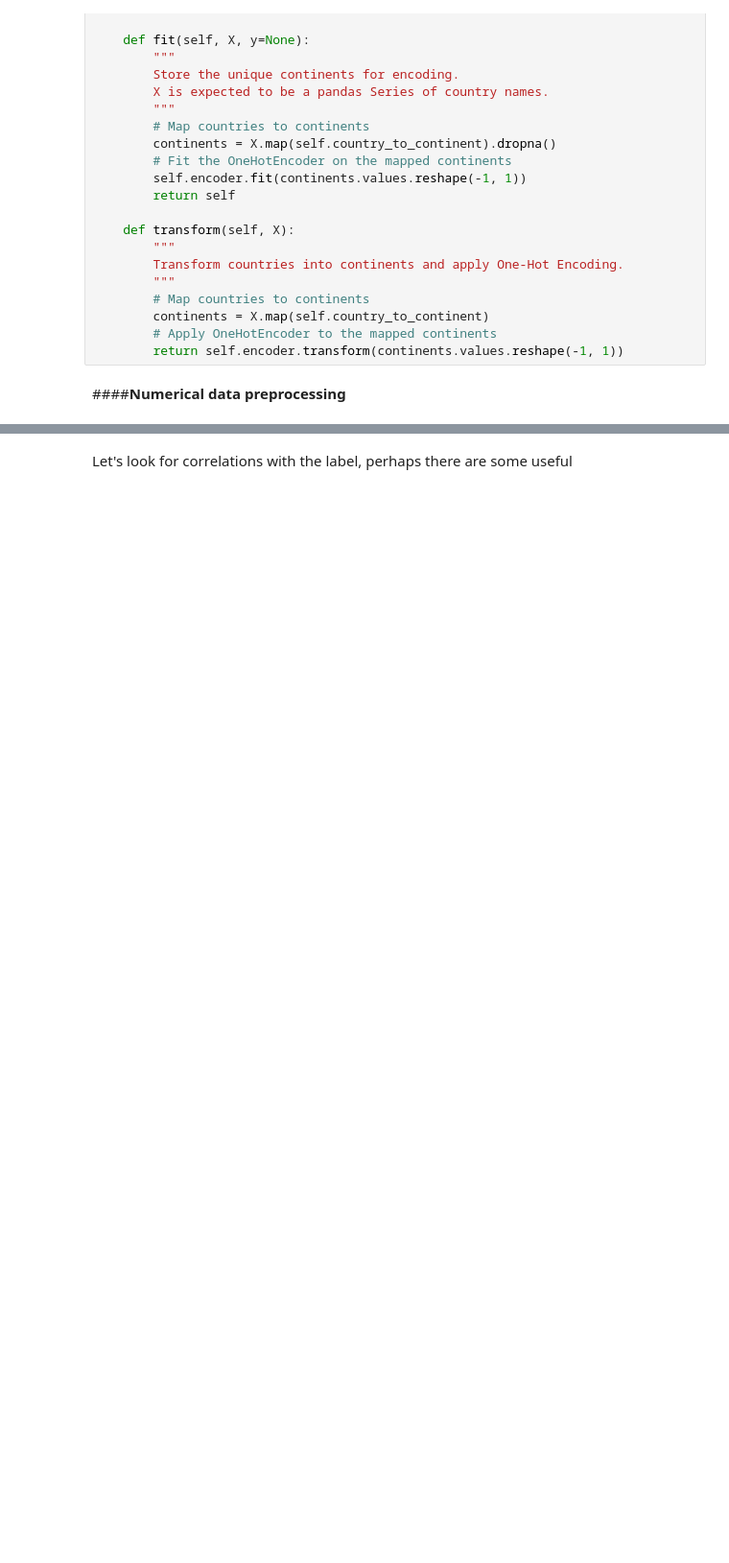
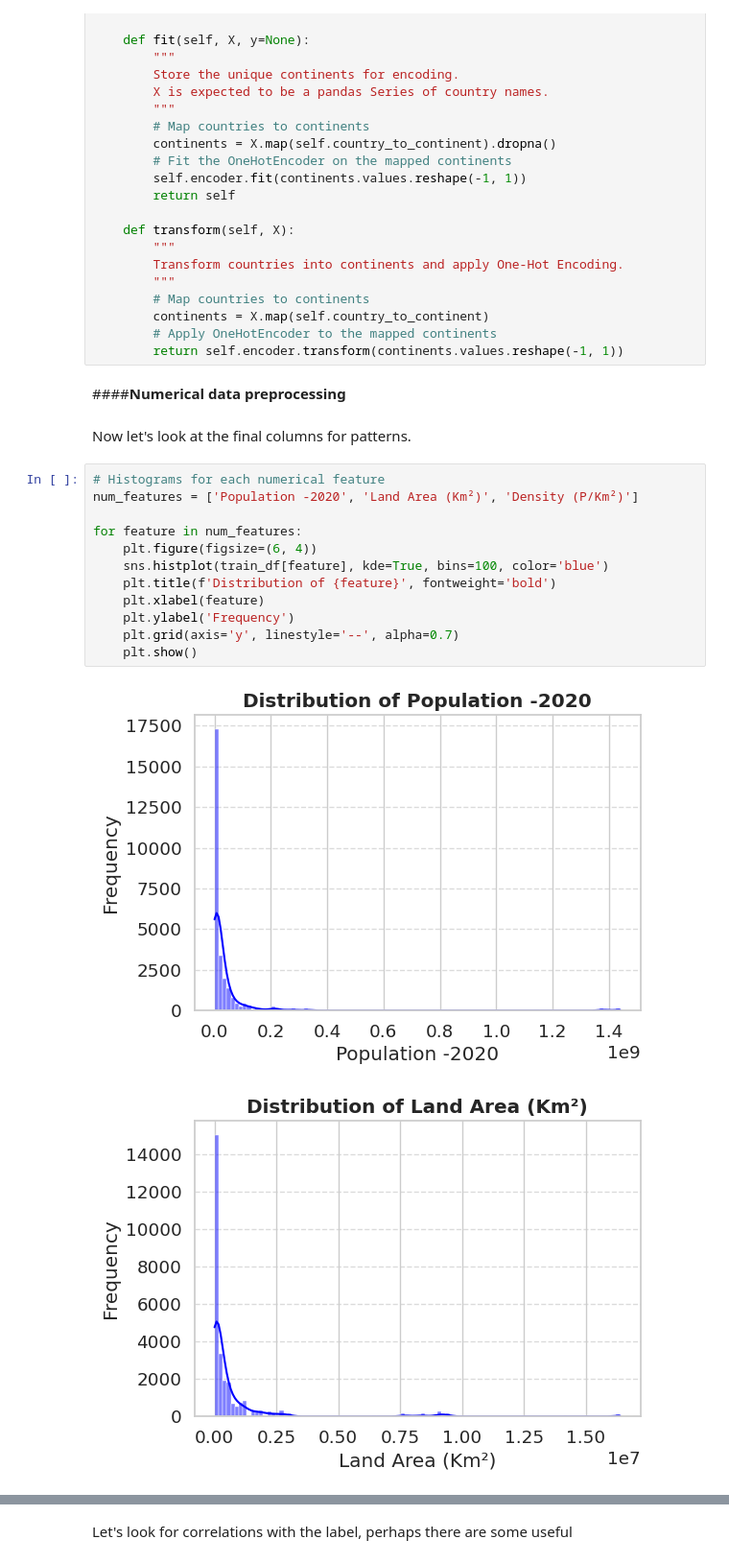
Before and after one commit to DiegoFleury/MI201-groupe-4, a Jupyter notebook: notebooks/preProcessingAndEDA.ipynb, the cells around one changed output, grey strips where cells are left out. Shown at 96% size. Saved outputs shown, nothing was run; the diff lists cells and outputs as text; blank space fills up the shorter version.

```diff
--- a/notebooks/preProcessingAndEDA.ipynb
+++ b/notebooks/preProcessingAndEDA.ipynb
@@ -652,3 +651,20 @@ class ContinentOneHotTransformer(BaseEstimator, TransformerMixin):
         return self.encoder.transform(continents.values.reshape(-1, 1))
 # %% [markdown]
 ####**Numerical data preprocessing**
+# %% [markdown]
+Now let's look at the final columns for patterns.
+# %%
+# Histograms for each numerical feature
+num_features = ['Population -2020', 'Land Area (Km²)', 'Density (P/Km²)']
+
+for feature in num_features:
+    plt.figure(figsize=(6, 4))
+    sns.histplot(train_df[feature], kde=True, bins=100, color='blue')
+    plt.title(f'Distribution of {feature}', fontweight='bold')
+    plt.xlabel(feature)
+    plt.ylabel('Frequency')
+    plt.grid(axis='y', linestyle='--', alpha=0.7)
+    plt.show()
+# %% [output]
+[figure, added]
+[figure, added]
```
Also changed, not shown: parts of 34 cells of this notebook.
